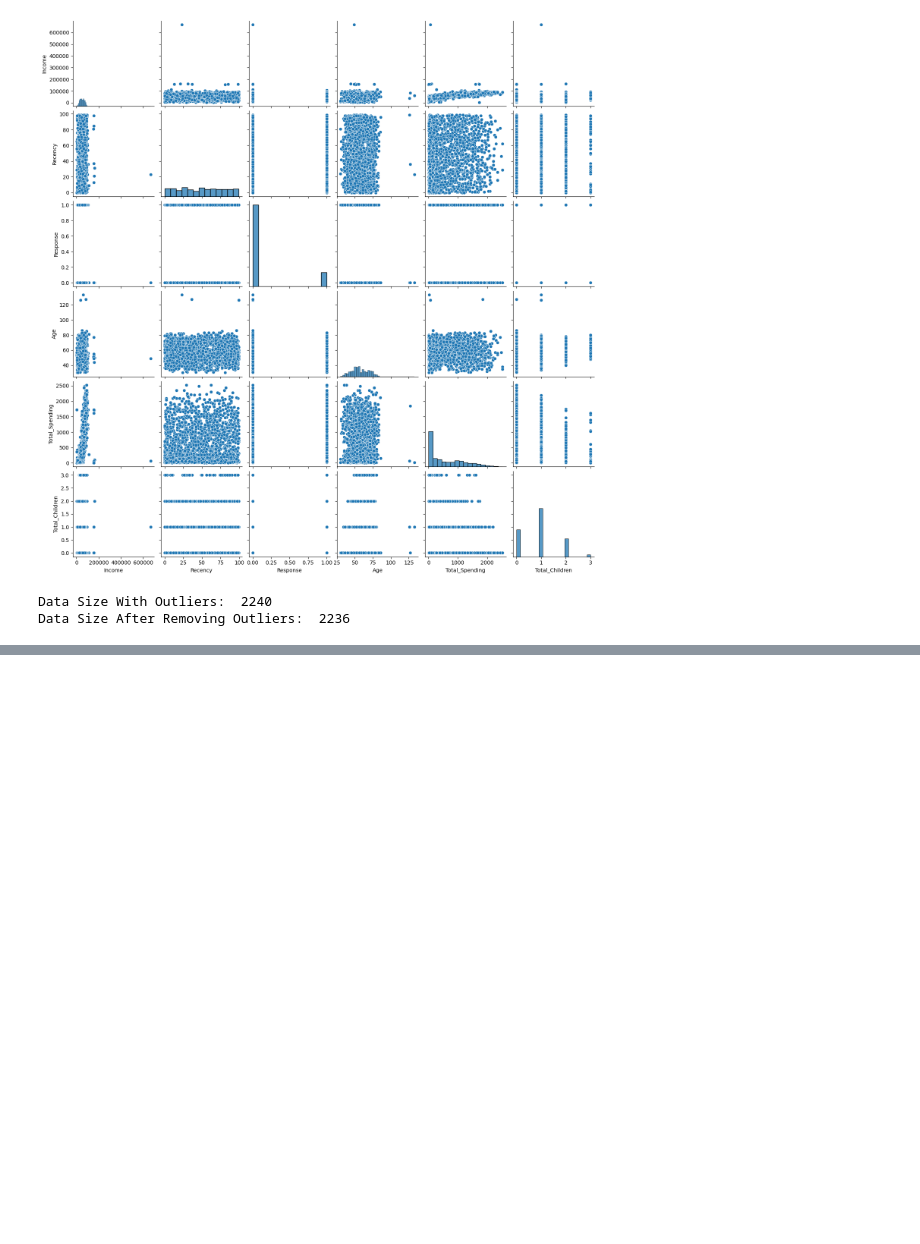
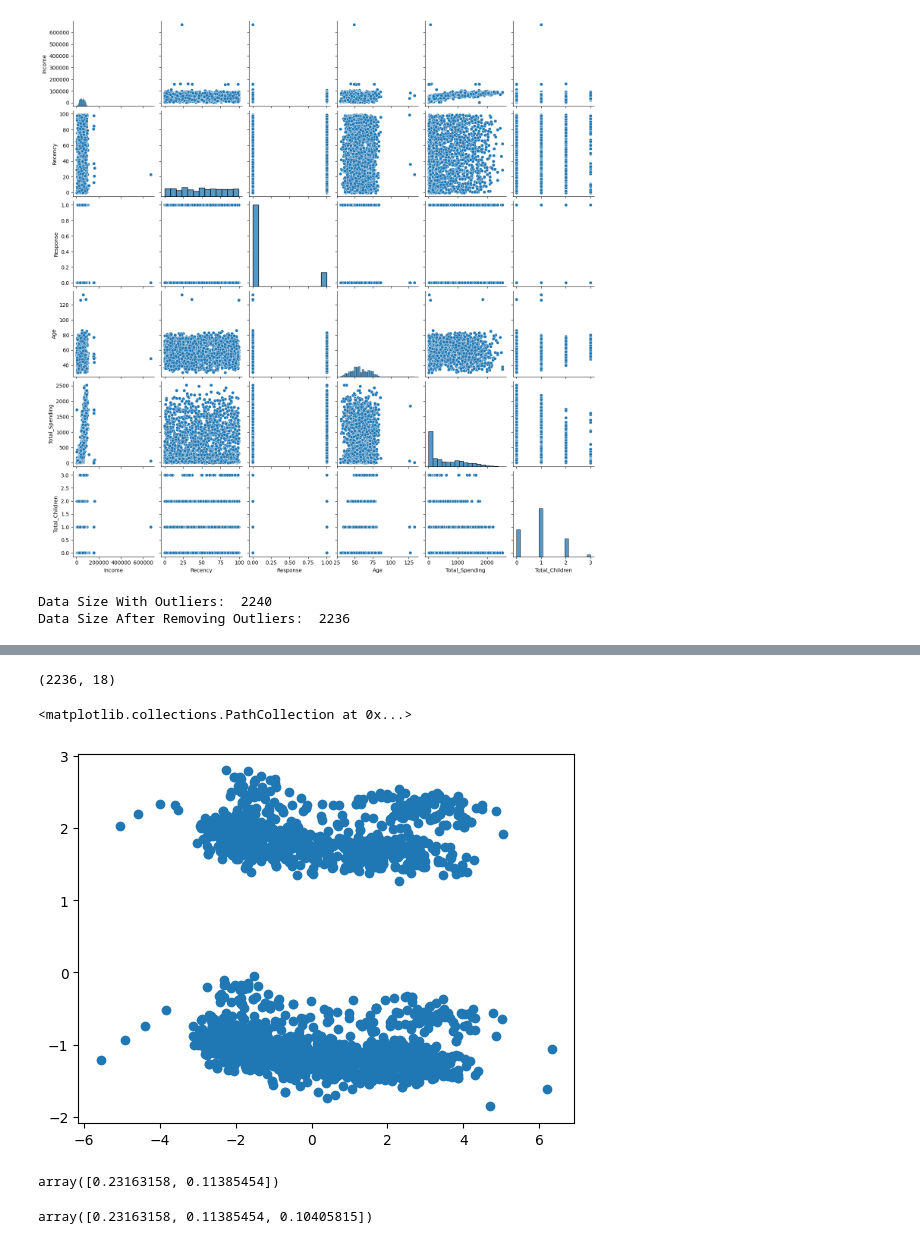
Before and after one commit to KARTHIKAKRISHNA123/seg-wise, a Jupyter notebook: notebooks/seg-wise.ipynb, the cells around one changed output, grey strips where cells are left out. Saved outputs shown, nothing was run; the diff lists cells and outputs as text; code cells hidden in the pictures; blank space fills up the shorter version.

```diff
--- a/notebooks/seg-wise.ipynb
+++ b/notebooks/seg-wise.ipynb
@@ -289,0 +346,2 @@ Data Size After Removing Outliers:  2236
+# %%
+enc_df = pd.DataFrame(enc_cols.toarray(), columns=ohe.get_feature_names_out(cat_cols), index=df_cleaned.index)
@@ -289,0 +357,2 @@ Data Size After Removing Outliers:  2236
+# %%
+df_encoded = pd.concat([df_cleaned.drop(columns=cat_cols), enc_df], axis=1)
@@ -289,0 +374,5 @@ Data Size After Removing Outliers:  2236
+# %%
+from sklearn.preprocessing import StandardScaler
+X = df_encoded
+scaler = StandardScaler()
+X_scaled = scaler.fit_transform(X)
@@ -289,0 +395,28 @@ Data Size After Removing Outliers:  2236
+# %%
+X_scaled.shape
+# %% [output]
+(2236, 18)
+# %%
+#2D
+from sklearn.decomposition import PCA
+pca = PCA(n_components=2)
+X_pca = pca.fit_transform(X_scaled)
+# %%
+#plot
+
+plt.scatter(X_pca[:, 0], X_pca[:, 1])
+# %% [output]
+<matplotlib.collections.PathCollection at 0x...>
+[figure, added]
+# %%
+pca.explained_variance_ratio_
+# %% [output]
+array([0.23163158, 0.11385454])
+# %%
+#2D
+from sklearn.decomposition import PCA
+pca = PCA(n_components=3)
+X_pca = pca.fit_transform(X_scaled)
+pca.explained_variance_ratio_
+# %% [output]
+array([0.23163158, 0.11385454, 0.10405815])
```
Also changed, not shown: parts of 24 cells of this notebook.
